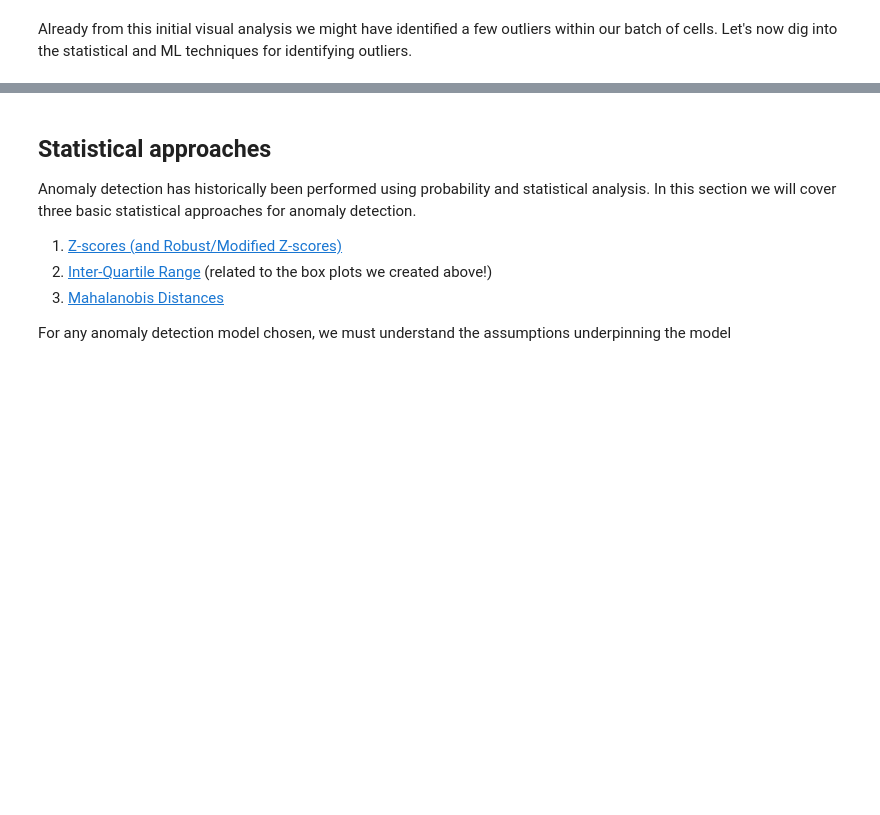
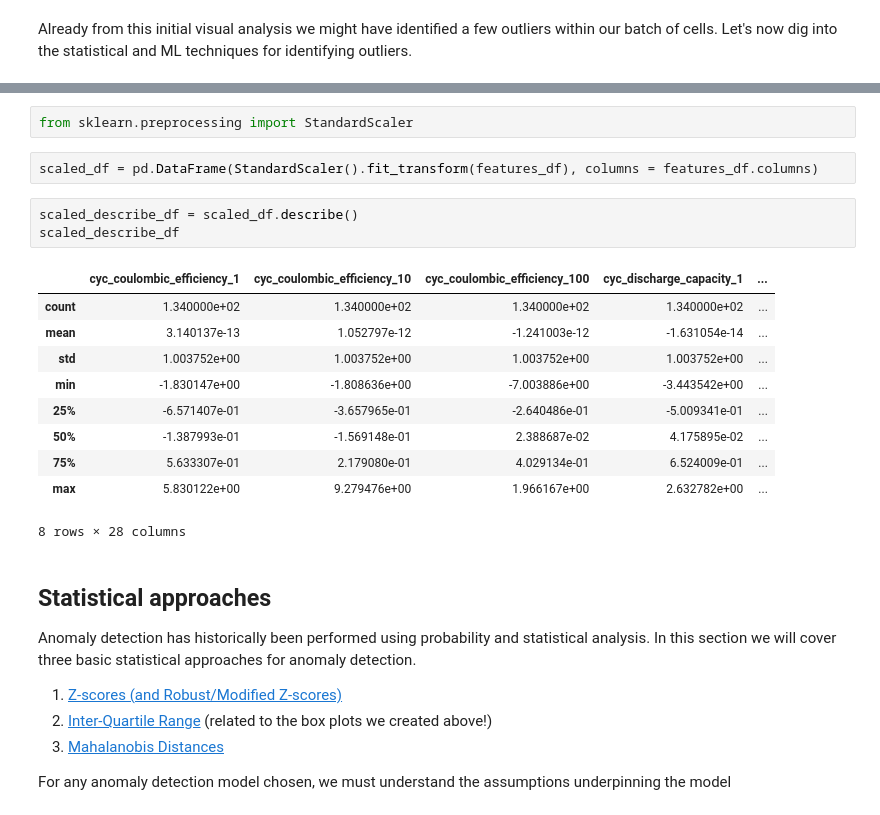
Before and after one commit to Voltaiq/vce_Anomaly-Detection-Tutorial_53f7a033, a Jupyter notebook: Anomaly_Detection_Tutorial.ipynb, the cells around one changed output, grey strips where cells are left out. Cells and saved outputs as stored; diff of their text form; blank space fills up the shorter version.

```diff
--- a/Anomaly_Detection_Tutorial.ipynb
+++ b/Anomaly_Detection_Tutorial.ipynb
@@ -210,3 +214,21 @@ For many of the techniques described below it is best for our feature dataset to
+# %%
+from sklearn.preprocessing import StandardScaler
+# %%
+scaled_df = pd.DataFrame(StandardScaler().fit_transform(features_df), columns = features_df.columns)
+# %%
+scaled_describe_df = scaled_df.describe()
+scaled_describe_df
+# %% [output]
+|  | cyc_coulombic_efficiency_1 | cyc_coulombic_efficiency_10 | cyc_coulombic_efficiency_100 | cyc_discharge_capacity_1 | ... |
+| count | 1.340000e+02 | 1.340000e+02 | 1.340000e+02 | 1.340000e+02 | ... |
+| mean | 3.140137e-13 | 1.052797e-12 | -1.241003e-12 | -1.631054e-14 | ... |
+| std | 1.003752e+00 | 1.003752e+00 | 1.003752e+00 | 1.003752e+00 | ... |
+| min | -1.830147e+00 | -1.808636e+00 | -7.003886e+00 | -3.443542e+00 | ... |
+| 25% | -6.571407e-01 | -3.657965e-01 | -2.640486e-01 | -5.009341e-01 | ... |
+| 50% | -1.387993e-01 | -1.569148e-01 | 2.388687e-02 | 4.175895e-02 | ... |
+| 75% | 5.633307e-01 | 2.179080e-01 | 4.029134e-01 | 6.524009e-01 | ... |
+| max | 5.830122e+00 | 9.279476e+00 | 1.966167e+00 | 2.632782e+00 | ... |
+8 rows × 28 columns
 # %% [markdown]
 ## Statistical approaches
 Anomaly detection has historically been performed using probability and statistical analysis. In this section we will cover three basic statistical approaches for anomaly detection.
```
Also changed, not shown: parts of 1 cell of this notebook.
